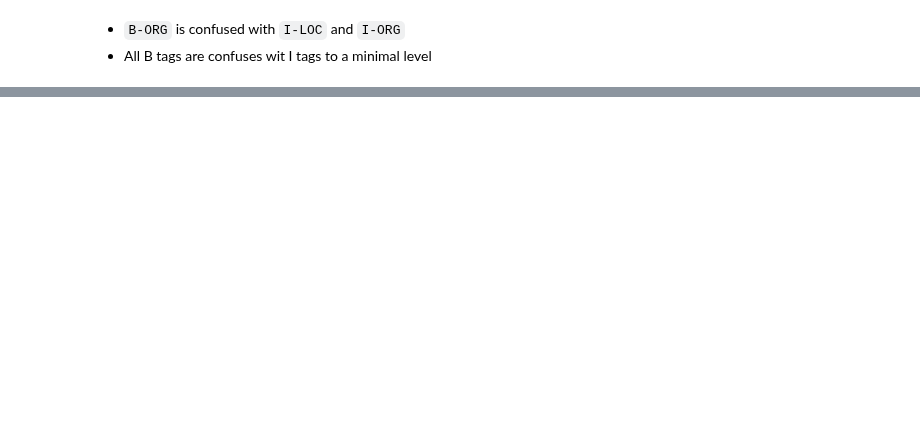
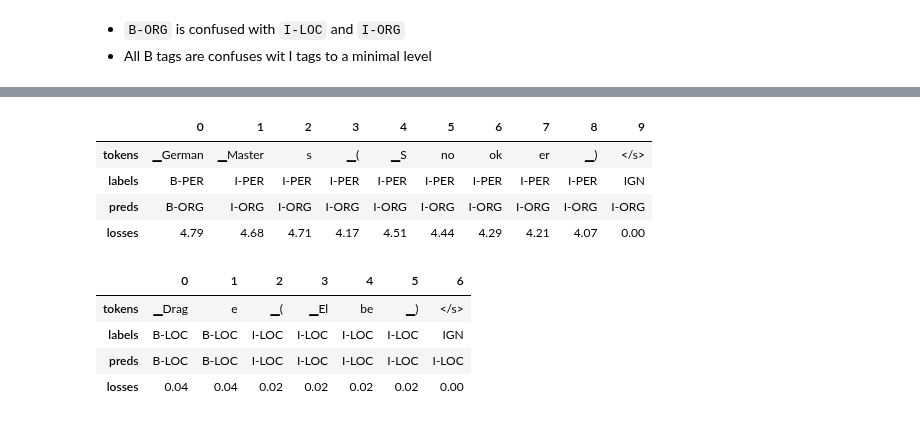
Before and after one commit to JpChii/nlp-with-hugging-face, a Jupyter notebook: notebooks/4-multilingual-named-entity-recognition.ipynb, the cells around one changed output, grey strips where cells are left out. Cells and saved outputs as stored; diff of their text form; code cells hidden in the pictures; blank space fills up the shorter version.

```diff
--- a/notebooks/4-multilingual-named-entity-recognition.ipynb
+++ b/notebooks/4-multilingual-named-entity-recognition.ipynb
@@ -1244,0 +1306,15 @@ plot_confusion_matrix(
+# %%
+df_tmp = df.loc[df["input_tokens"].apply(lambda x: u"\u2581(" in x)].head(2)
+for sample in get_samples(df_tmp):
+  display(sample)
+# %% [output]
+|  | 0 | 1 | 2 | 3 | 4 | 5 | 6 | 7 | 8 | 9 |
+| tokens | ▁German | ▁Master | s | ▁( | ▁S | no | ok | er | ▁) | </s> |
+| labels | B-PER | I-PER | I-PER | I-PER | I-PER | I-PER | I-PER | I-PER | I-PER | IGN |
+| preds | B-ORG | I-ORG | I-ORG | I-ORG | I-ORG | I-ORG | I-ORG | I-ORG | I-ORG | I-ORG |
+| losses | 4.79 | 4.68 | 4.71 | 4.17 | 4.51 | 4.44 | 4.29 | 4.21 | 4.07 | 0.00 |
+|  | 0 | 1 | 2 | 3 | 4 | 5 | 6 |
+| tokens | ▁Drag | e | ▁( | ▁El | be | ▁) | </s> |
+| labels | B-LOC | B-LOC | I-LOC | I-LOC | I-LOC | I-LOC | IGN |
+| preds | B-LOC | B-LOC | I-LOC | I-LOC | I-LOC | I-LOC | I-LOC |
+| losses | 0.04 | 0.04 | 0.02 | 0.02 | 0.02 | 0.02 | 0.00 |
```
Also changed, not shown: parts of 15 cells of this notebook.
